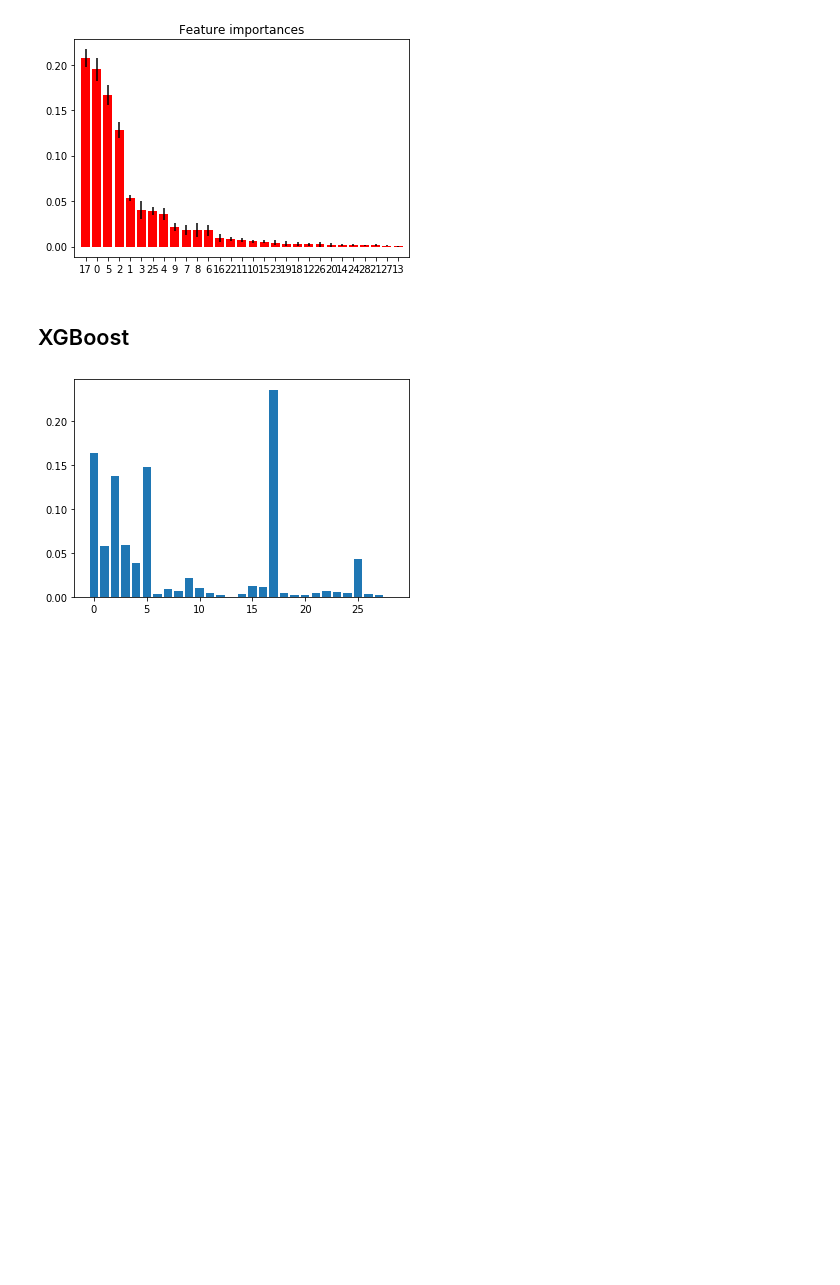
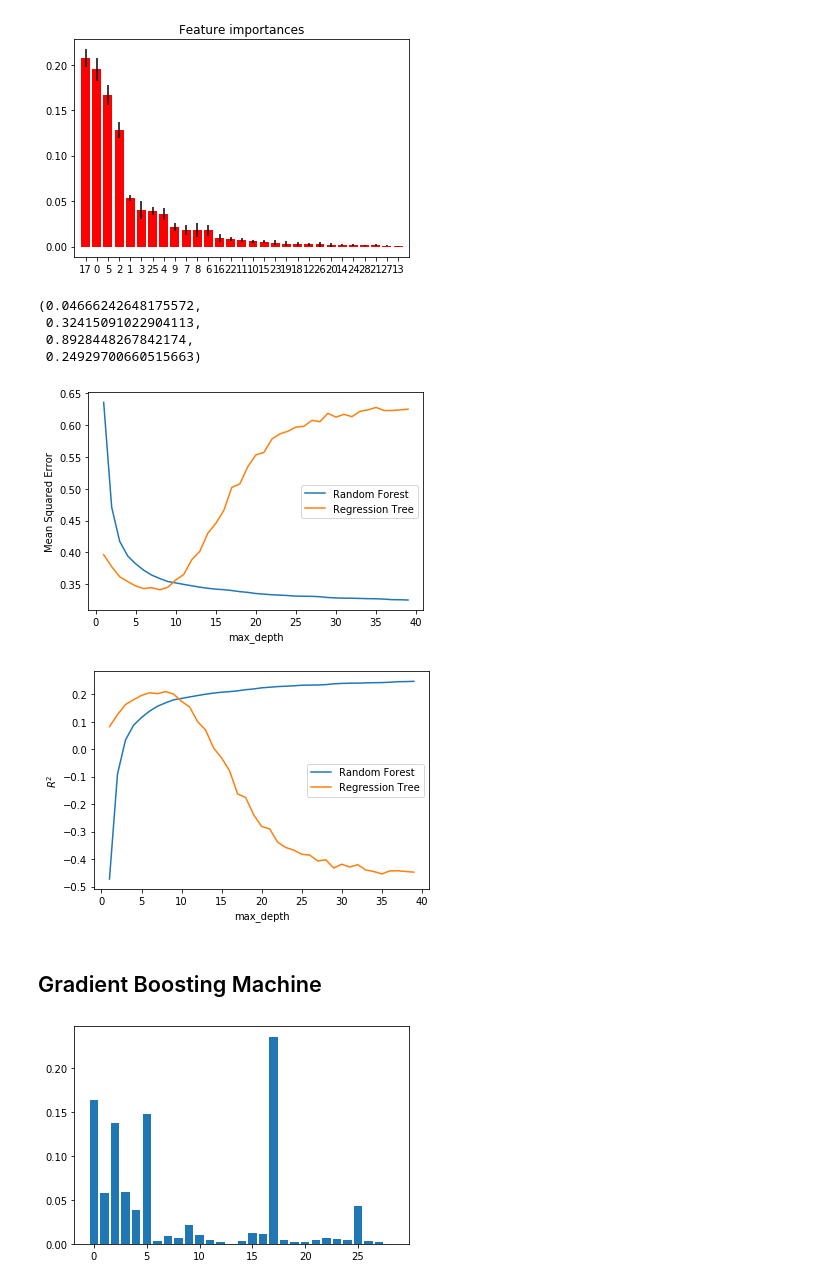
Before and after one commit to panbinwot/Thesis, a Jupyter notebook: Thesis_BinPan.ipynb, the cells around one changed output. Cells and saved outputs as stored; diff of their text form; code cells hidden in the pictures; blank space fills up the shorter version.

```diff
--- a/Thesis_BinPan.ipynb
+++ b/Thesis_BinPan.ipynb
@@ -219,5 +223,41 @@ for i in range:
-# %% [markdown]
-## XGBoost
+# %%
+trees(X_train, y_train, X_test, y_test, model="rf",max_depth=40)
+# %% [output]
+(0.04666242648175572,
+ 0.32415091022904113,
+ 0.8928448267842174,
+ 0.24929700660515663)
+# %%
+# Brute force the optimal depth for CART and Random Forest
+rf, tr =[],[]
+idx = [i for i in range(1,40)]
+for dp in idx:
+    rf.append(trees(X_train, y_train, X_test, y_test, model="rf",max_depth=dp))
+    tr.append(tree(X_train, y_train, X_test, y_test, max_depth=dp))
+
+rf_mse_out = np.array(rf)[:,1]
+rf_r2_out = np.array(rf)[:,3]
+tree_mse_out = np.array(tr)[:,1]
+tree_r2_out = np.array(tr)[:,3]
+
+plt.plot(idx, rf_mse_out, label = "Random Forest")
+plt.plot(idx, tree_mse_out, label = 'Regression Tree')
+plt.xlabel("max_depth")
+plt.ylabel("Mean Squared Error")
+plt.legend()
+plt.show()
+
+plt.plot(idx, rf_r2_out, label = "Random Forest")
+plt.plot(idx, tree_r2_out, label = 'Regression Tree')
+plt.xlabel("max_depth")
+plt.ylabel(r'$R^2$')
+plt.legend()
+plt.show()
+# %% [output]
+[figure, added]
+[figure, added]
+# %% [markdown]
+## Gradient Boosting Machine
 # %%
 regressor = GradientBoostingRegressor(max_depth=5)
 boost= regressor.fit(X_train, y_train)
```
Also changed, not shown: parts of 9 cells of this notebook, 9 other files.
